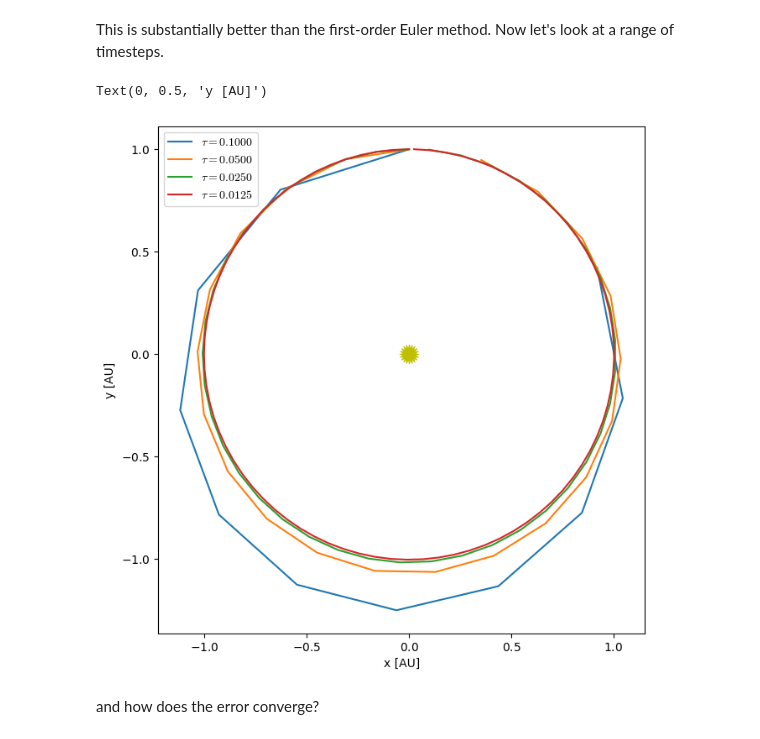
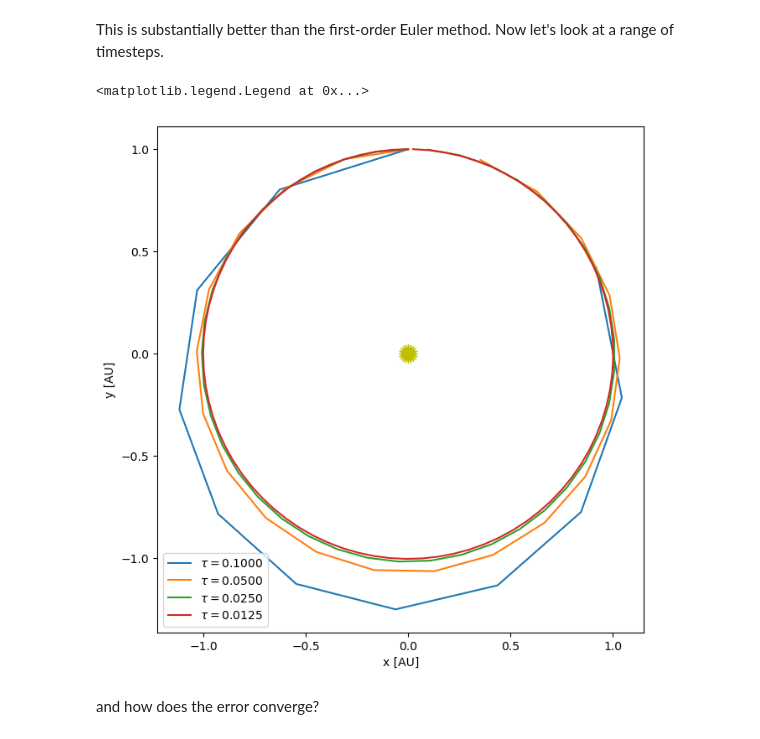
Before and after one commit to zingale/comp_astro_tutorial, a Jupyter notebook: content/04-ODEs/04-ODEs-partII.ipynb, the cells around one changed output. Saved outputs shown, nothing was run; the diff lists cells and outputs as text; code cells hidden in the pictures.

```diff
--- a/content/04-ODEs/04-ODEs-partII.ipynb
+++ b/content/04-ODEs/04-ODEs-partII.ipynb
@@ -143,14 +167,10 @@ def euler_rk2(Y0, tau, T):
 # %% [markdown]
 Setup our initial conditions as before with Earth on the +y axis and a counterclockwise circular velocity.
 # %%
-T = 1
-x0 = 0
-y0 = 1
-vx0 = -np.sqrt(G*M_sun/y0)
-vy0 = 0
+def initial_conditions():
+    x0 = 0
+    y0 = 1
+    vx0 = -np.sqrt(G*M_sun/y0)
+    vy0 = 0
 
-Y0 = np.array([x0, y0, vx0, vy0])
-
-tau = 1.0/12.0
-
-orbit = euler_rk2(Y0, tau, 1)
+    return np.array([x0, y0, vx0, vy0])
@@ -157,2 +179,9 @@ orbit = euler_rk2(Y0, tau, 1)
+# %%
+T = 1
+tau = T/12.0
+
+Y0 = initial_conditions()
+
+orbit = euler_rk2(Y0, tau, 1)
 # %% [markdown]
 Let's plot our orbit
@@ -174,0 +188,2 @@ Text(0, 0.5, 'y [AU]')
+# %%
+fig = orbit.plot()
@@ -175,26 +192,20 @@ Text(0, 0.5, 'y [AU]')
 # %% [markdown]
 This is substantially better than the first-order Euler method.  Now let's look at a range of timesteps.
 # %%
-fig = plt.figure()
-ax = fig.add_subplot(111)
-
-# draw the Sun
-ax.scatter([0], [0], marker=(20,1), color="y", s=250)
-
 taus = [0.1, 0.05, 0.025, 0.0125]
 
-for tau in taus:
+for n, tau in enumerate(taus):
     orbit = euler_rk2(Y0, tau, 1)
 
-    ax.plot(orbit.x, orbit.y, label=rf"$\tau = {tau:6.4f}$")
+    if n == 0:
+        fig, ax = orbit.plot(label=rf"$\tau = {tau:6.4f}$")
+    else:
+        orbit.plot(ax=ax, label=rf"$\tau = {tau:6.4f}$")
 
-ax.set_aspect("equal")
 ax.legend()
-ax.set_xlabel("x [AU]")
-ax.set_ylabel("y [AU]")
 # %% [output]
-Text(0, 0.5, 'y [AU]')
+<matplotlib.legend.Legend at 0x...>
-[figure, old version]
+[figure, new version]
 # %% [markdown]
 and how does the error converge?
 # %%
```
Also changed, not shown: parts of 20 cells of this notebook, 2 other files.
